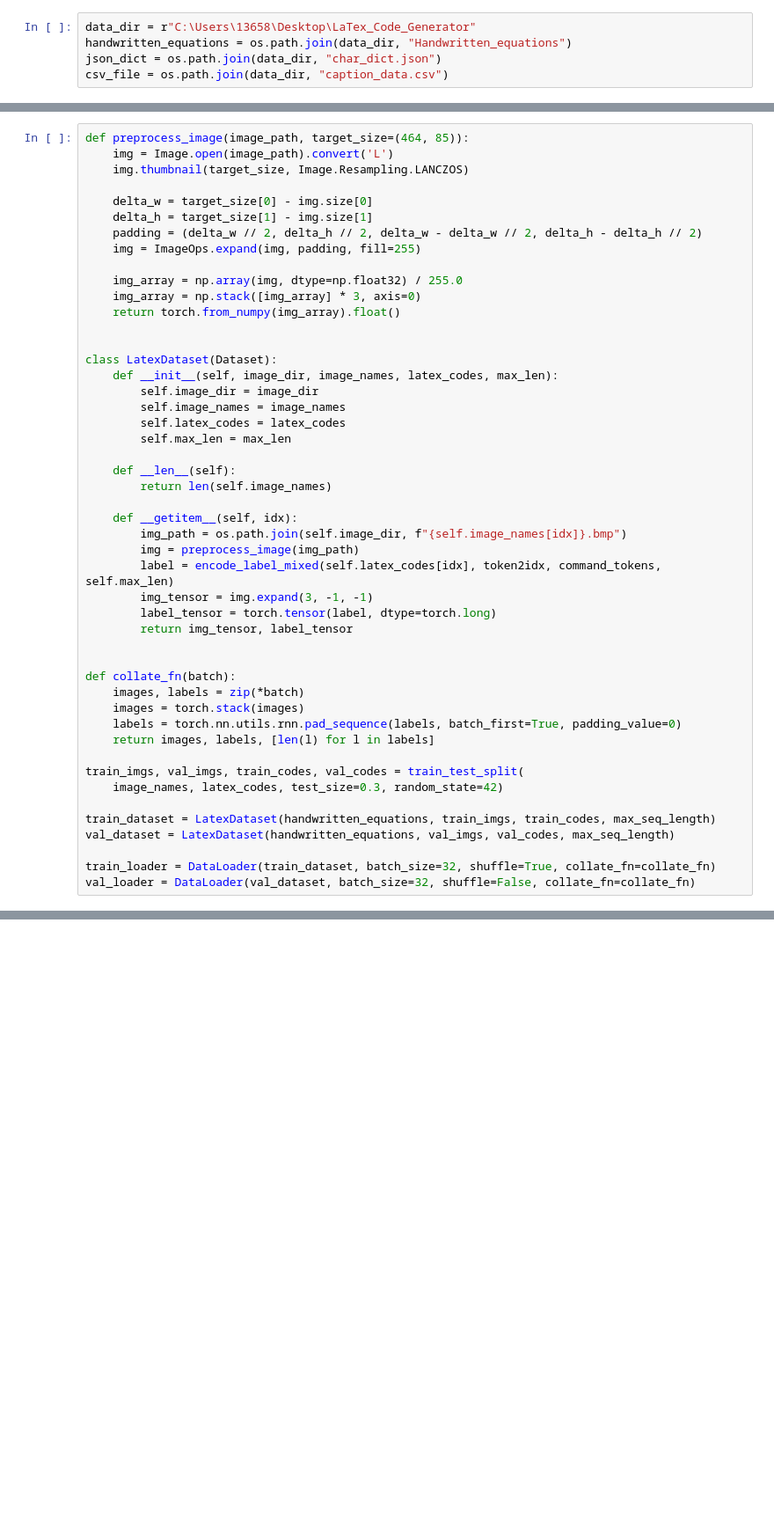
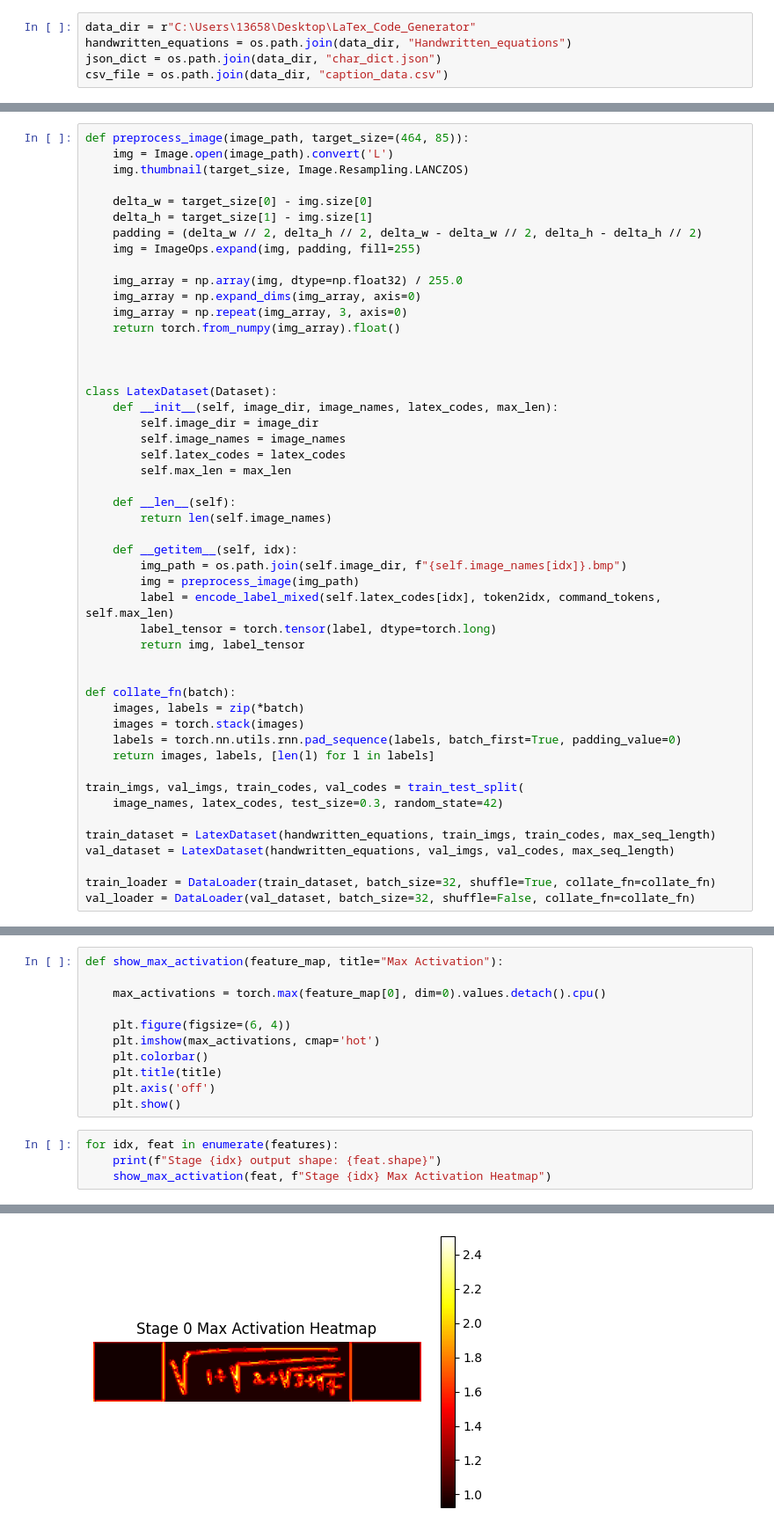
Before and after one commit to GuoJiashu/LaTex_Equation_Generator, a Jupyter notebook: LaTex_Equation_Generator.ipynb, the cells around one changed output, grey strips where cells are left out. Shown at 88% size. Saved outputs shown, nothing was run; the diff lists cells and outputs as text; blank space fills up the shorter version.

```diff
--- a/LaTex_Equation_Generator.ipynb
+++ b/LaTex_Equation_Generator.ipynb
@@ -102,8 +106,10 @@ def preprocess_image(image_path, target_size=(464, 85)):
     img = ImageOps.expand(img, padding, fill=255)
 
     img_array = np.array(img, dtype=np.float32) / 255.0
-    img_array = np.stack([img_array] * 3, axis=0)
+    img_array = np.expand_dims(img_array, axis=0)
+    img_array = np.repeat(img_array, 3, axis=0)
     return torch.from_numpy(img_array).float()
+
 
 
 class LatexDataset(Dataset):
@@ -120,9 +126,8 @@ class LatexDataset(Dataset):
         img_path = os.path.join(self.image_dir, f"{self.image_names[idx]}.bmp")
         img = preprocess_image(img_path)
         label = encode_label_mixed(self.latex_codes[idx], token2idx, command_tokens, self.max_len)
-        img_tensor = img.expand(3, -1, -1)
         label_tensor = torch.tensor(label, dtype=torch.long)
-        return img_tensor, label_tensor
+        return img, label_tensor
 
 
 def collate_fn(batch):
@@ -266,0 +398,16 @@ Label Length (first 5): [224, 224, 224, 224, 224]
+# %%
+def show_max_activation(feature_map, title="Max Activation"):
+
+    max_activations = torch.max(feature_map[0], dim=0).values.detach().cpu()
+
+    plt.figure(figsize=(6, 4))
+    plt.imshow(max_activations, cmap='hot')
+    plt.colorbar()
+    plt.title(title)
+    plt.axis('off')
+    plt.show()
+# %%
+for idx, feat in enumerate(features):
+    print(f"Stage {idx} output shape: {feat.shape}")
+    show_max_activation(feat, f"Stage {idx} Max Activation Heatmap")
+# %% [output]
@@ -266,0 +415 @@ Label Length (first 5): [224, 224, 224, 224, 224]
+[figure, added]
```
Also changed, not shown: parts of 35 cells of this notebook, 16 other files.
